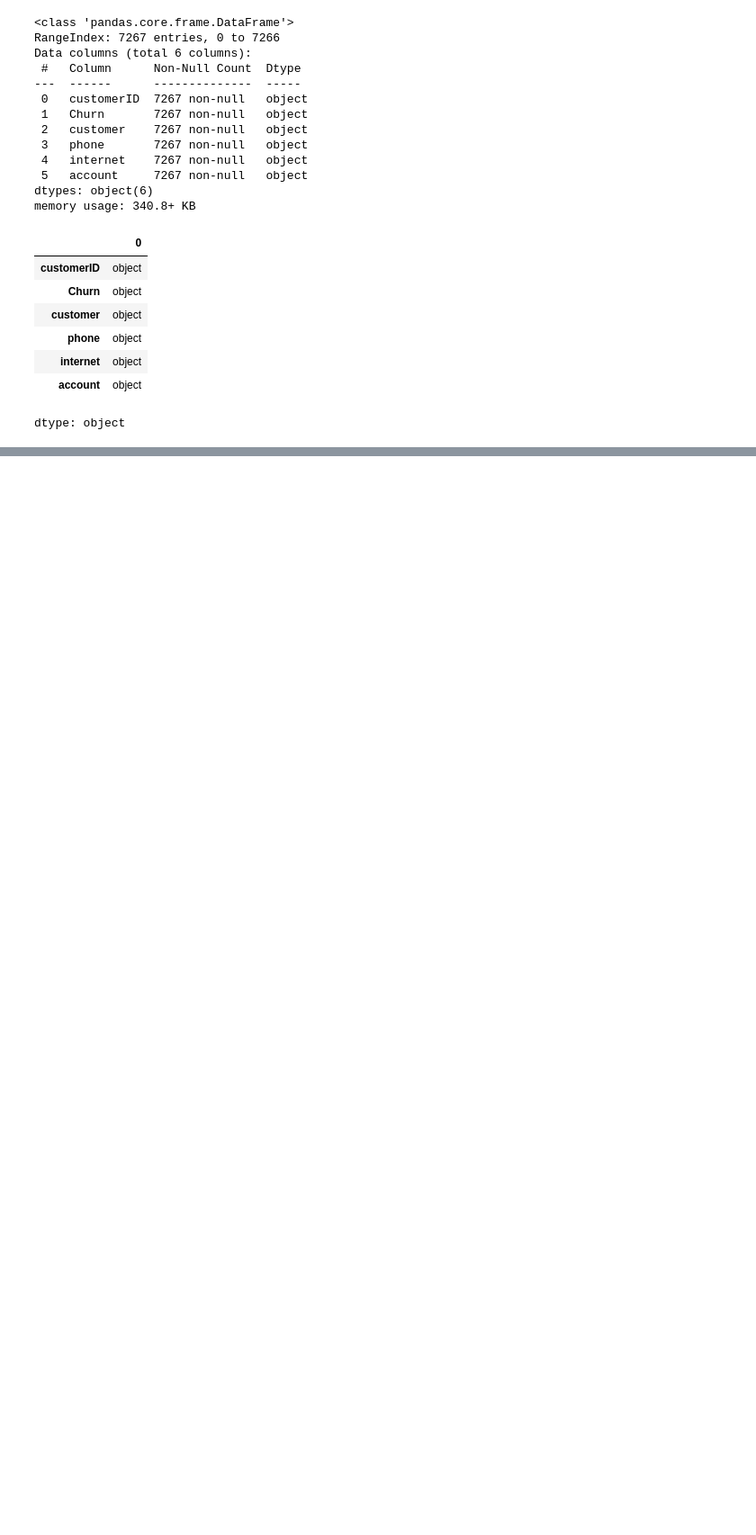
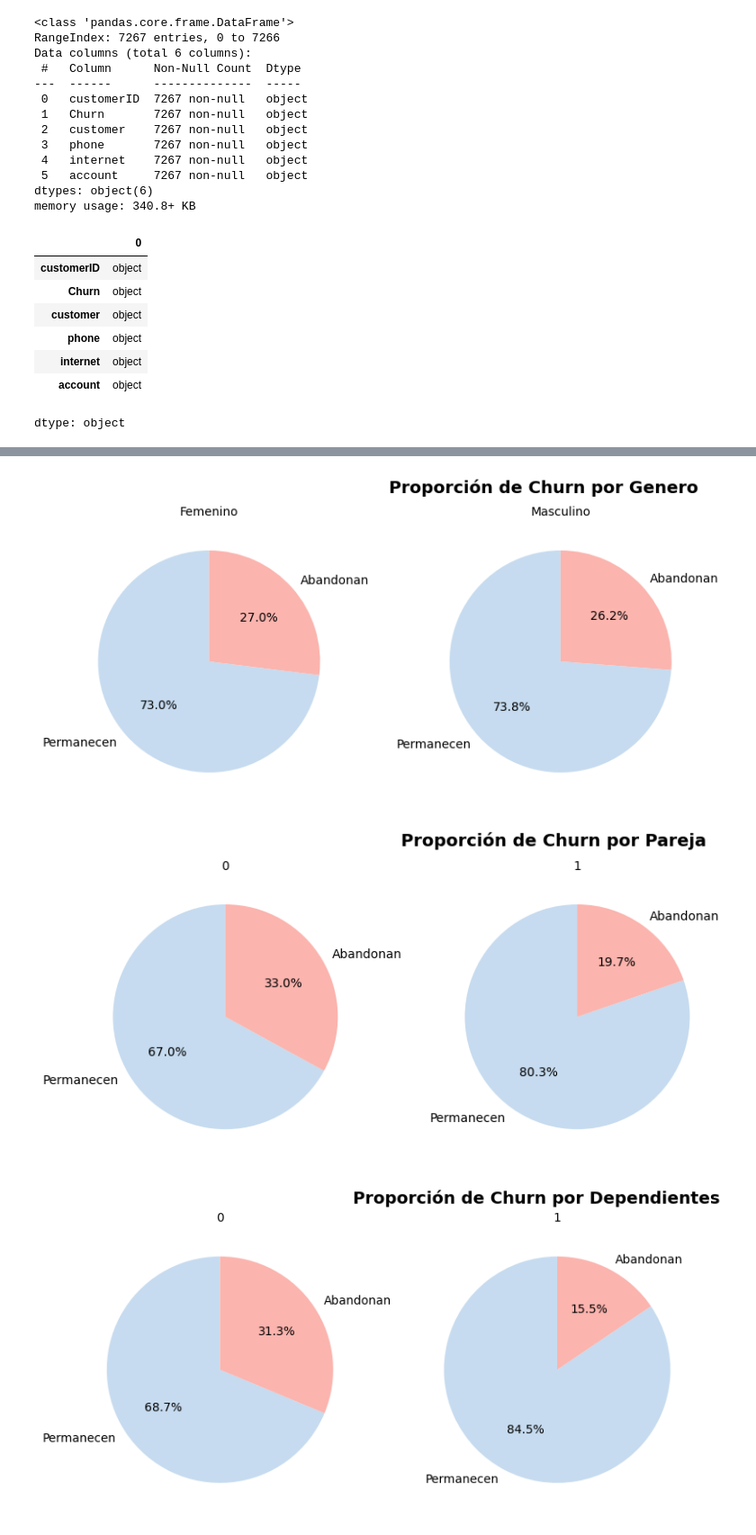
Before and after one commit to marozta/Alura-ONE-2024, a Jupyter notebook: Data_Science_Challenge2_Alura_ONE_G9.ipynb, the cells around one changed output, grey strips where cells are left out. Shown at 90% size. Cells and saved outputs as stored; diff of their text form; code cells hidden in the pictures; blank space fills up the shorter version.

```diff
--- a/Data_Science_Challenge2_Alura_ONE_G9.ipynb
+++ b/Data_Science_Challenge2_Alura_ONE_G9.ipynb
@@ -137,0 +328,6 @@ dtype: object
+# %%
+# Cambio de los nombres de las columnas del diccionario al español para mejor entendimiento
+
+columnas = []
+columnas = datos_expandidos.columns
+columnas
@@ -137,0 +449,60 @@ dtype: object
+# %%
+variables_categoricas = [
+    'genero', 'pareja', 'dependientes', 'servicio_telefonico',
+    'multiples_lineas', 'servicio_internet', 'seguridad_en_linea',
+    'respaldo_en_linea', 'proteccion_dispositivo', 'soporte_tecnico',
+    'tv_streaming', 'peliculas_streaming', 'tipo_contrato',
+    'factura_electronica', 'metodo_pago'
+]
+
+colores = ['#C6DBEF', '#FBB4AE']  # azul pastel claro, rojo pastel claro
+
+for col in variables_categoricas:
+
+    proporciones = (
+        datos_expandidos
+        .groupby(col)['churn']
+        .value_counts(normalize=True)
+        .unstack()
+        .fillna(0)
+    )
+
+    categorias = proporciones.index
+    n = len(categorias)
+
+    columnas = 3
+    filas = math.ceil(n / columnas)
+
+    fig, axes = plt.subplots(filas, columnas, figsize=(columnas*4, filas*4))
+    axes = axes.flatten()  # Facilita iteración
+
+    for i, categoria in enumerate(categorias):
+
+        valores = proporciones.loc[categoria]
+
+        axes[i].pie(
+            valores,
+            labels=['Permanecen', 'Abandonan'],
+            colors=colores,
+            autopct='%1.1f%%',
+            startangle=90
+        )
+
+        axes[i].set_title(f'{categoria}', fontsize=10)
+
+    # Eliminar ejes vacíos si sobran espacios
+    for j in range(i+1, len(axes)):
+        fig.delaxes(axes[j])
+
+    fig.suptitle(
+        f'Proporción de Churn por {col.replace("_", " ").title()}',
+        fontsize=14,
+        fontweight='bold'
+    )
+
+    plt.tight_layout()
+    plt.show()
+# %% [output]
+[figure, added]
+[figure, added]
+[figure, added]
```
Also changed, not shown: parts of 64 cells of this notebook.
